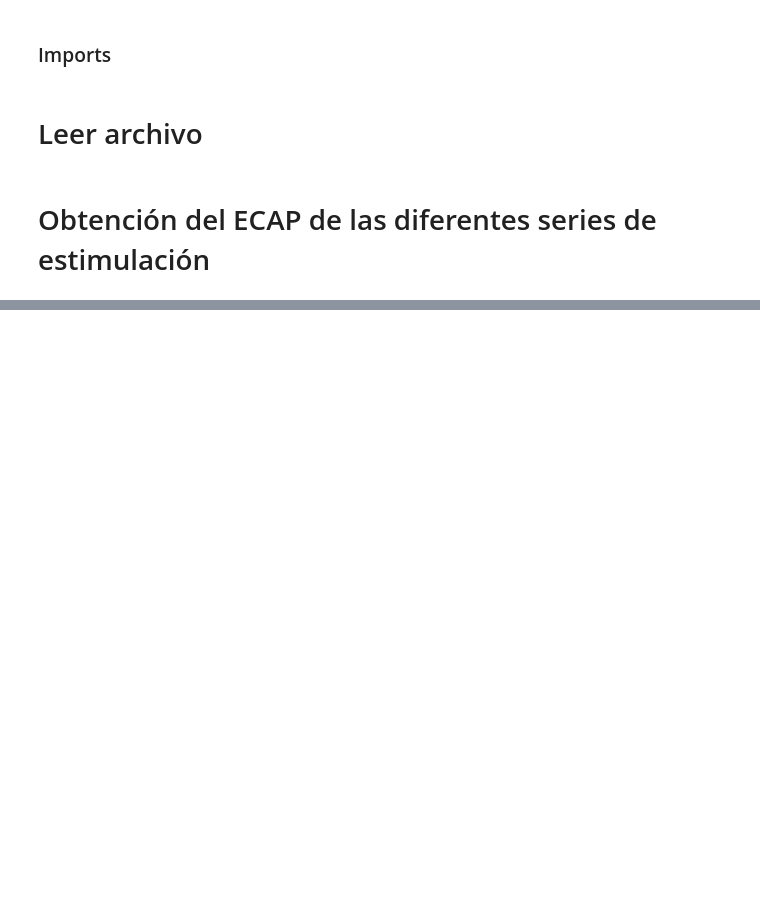
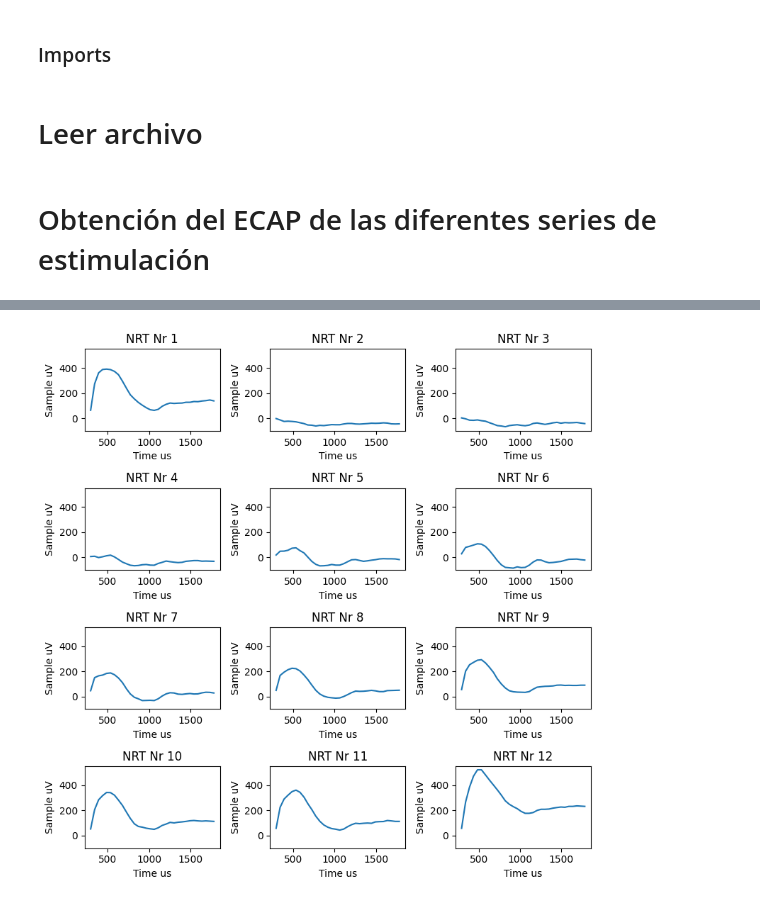
Before and after one commit to Juanx65/Certamen-IPD477, a Jupyter notebook: pregunta_1.ipynb, the cells around one changed output, grey strips where cells are left out. Saved outputs shown, nothing was run; the diff lists cells and outputs as text; code cells hidden in the pictures; blank space fills up the shorter version.

```diff
--- a/pregunta_1.ipynb
+++ b/pregunta_1.ipynb
@@ -79,0 +107,22 @@ plt.show()
+# %%
+fig = plt.figure(figsize=(8,8))
+axs = fig.subplots(4, 3)
+for canal in range(12):
+    time, A = zip(*ECAP_array[canal][0])
+    _, B = zip(*ECAP_array[canal][1])
+    _, C = zip(*ECAP_array[canal][2])
+    _, D = zip(*ECAP_array[canal][3])
+
+    ECAP_Final = np.array(A)-np.array(B)-(np.array(C)-np.array(D))
+
+    row = canal // 3
+    col = canal % 3
+    axs[row, col].plot(time, ECAP_Final)
+    axs[row, col].set_title('NRT Nr {}'.format(canal+1))
+    axs[row, col].set_xlabel('Time us')
+    axs[row, col].set_ylabel('Sample uV')
+    axs[row, col].set_ylim(-100, 550)
+plt.tight_layout()
+plt.show()
+# %% [output]
+[figure, added]
```
Also changed, not shown: parts of 9 cells of this notebook.
